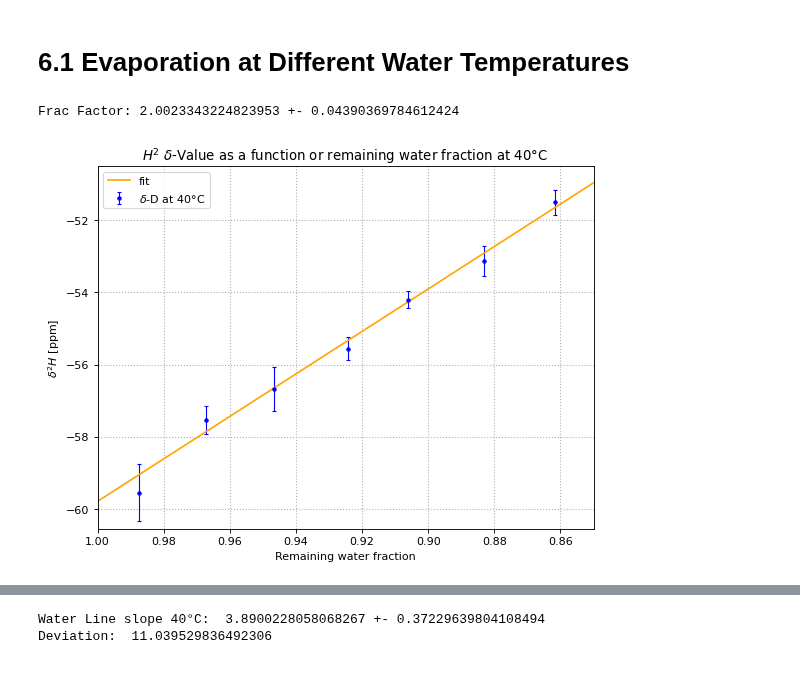
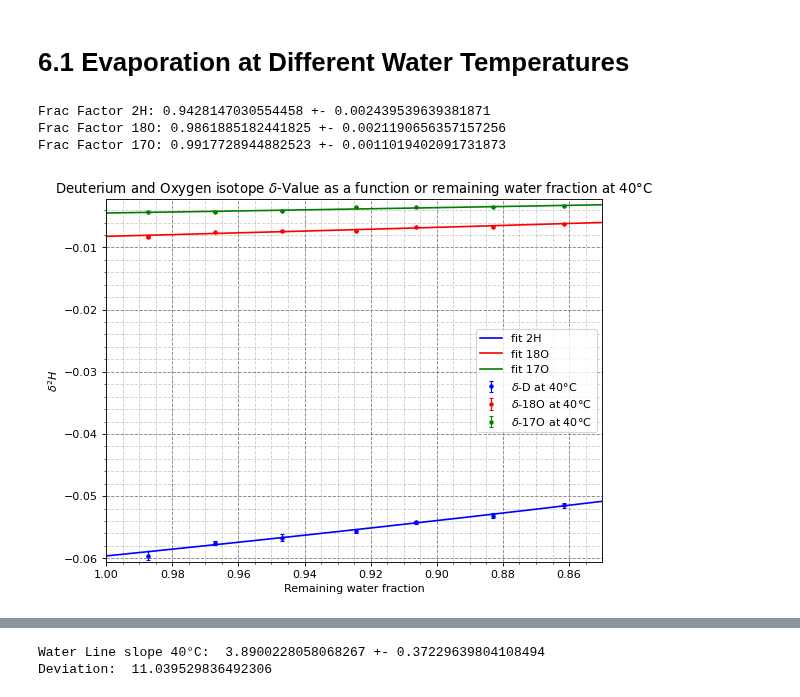
Before and after one commit to fexfl/FP, a Jupyter notebook: F55/F55 Analysis.ipynb, the cells around one changed output, grey strips where cells are left out. Cells and saved outputs as stored; diff of their text form; code cells hidden in the pictures.

Commit message:
Fixed fit convergence and summarized plots

```diff
--- a/F55/F55 Analysis.ipynb
+++ b/F55/F55 Analysis.ipynb
@@ -790,21 +790,37 @@ m_W_60 = (np.array([941.9,906.9,870.0,832.4,794.0,757.5,711.7])-421.9)/539.8
 def rayleigh(Nfrac, alpha, delta_0):
     return (1 + delta_0)*(Nfrac)**(alpha - 1) - 1
 # %%
-popt_w40_2H, pcov_w40_2H = curve_fit(rayleigh, m_W_40, water_40_delta_2H, sigma = water_40_delta_2H_sd)
+popt_w40_2H, pcov_w40_2H = curve_fit(rayleigh, m_W_40, water_40_delta_2H * 10**(-3), sigma = water_40_delta_2H_sd * 10**(-3))
 x_w40_2H = np.linspace(0.85, 1, 1000)
 
+popt_w40_18O, pcov_w40_18O = curve_fit(rayleigh, m_W_40, water_40_delta_18O * 10**(-3), sigma = water_40_delta_18O_sd * 10**(-3))
+x_w40_18O = np.linspace(0.85, 1, 1000)
+
+popt_w40_17O, pcov_w40_17O = curve_fit(rayleigh, m_W_40, water_40_delta_17O * 10**(-3), sigma = water_40_delta_17O_sd * 10**(-3))
+x_w40_17O = np.linspace(0.85, 1, 1000)
+
 plt.figure(figsize=(8, 6), dpi=80)
-plt.errorbar(m_W_40,water_40_delta_2H, yerr = water_40_delta_2H_sd, linestyle='None', marker = ".", color = "blue", label="$\delta$-D at 40°C", capsize = 2, elinewidth=1)
-plt.plot(x_w40_2H, rayleigh(x_w40_2H, *popt_w40_2H), label="fit", color = "orange")
+plt.errorbar(m_W_40,water_40_delta_2H * 10**(-3), yerr = water_40_delta_2H_sd * 10**(-3), linestyle='None', marker = ".", color = "blue", label="$\delta$-D at 40°C", capsize = 2, elinewidth=1)
+plt.plot(x_w40_2H, rayleigh(x_w40_2H, *popt_w40_2H), label="fit 2H", color = "blue")
+plt.errorbar(m_W_40,water_40_delta_18O * 10**(-3), yerr = water_40_delta_18O_sd * 10**(-3), linestyle='None', marker = ".", color = "red", label="$\delta$-18O at 40°C", capsize = 2, elinewidth=1)
+plt.plot(x_w40_18O, rayleigh(x_w40_18O, *popt_w40_18O), label="fit 18O", color = "red")
+plt.errorbar(m_W_40,water_40_delta_17O * 10**(-3), yerr = water_40_delta_17O_sd * 10**(-3), linestyle='None', marker = ".", color = "green", label="$\delta$-17O at 40°C", capsize = 2, elinewidth=1)
+plt.plot(x_w40_17O, rayleigh(x_w40_17O, *popt_w40_17O), label="fit 17O", color = "green")
 plt.xlabel('Remaining water fraction')
-plt.ylabel('$\delta^{2}H$ [ppm]')
-plt.title('$H^2$ $\delta$-Value as a function or remaining water fraction at 40°C')
+plt.ylabel('$\delta^{2}H$')
+plt.title('Deuterium and Oxygen isotope $\delta$-Value as a function or remaining water fraction at 40°C')
 #plt.yscale('log')
-plt.axis([1, 0.85, min(water_40_delta_2H) - 1, max(water_40_delta_2H) + 1])
+plt.axis([1, 0.85, min(water_40_delta_2H * 10**(-3)) - 0.001, max(water_40_delta_17O * 10**(-3)) + 0.001])
 plt.legend()
-plt.grid(linestyle=":", linewidth=1)
+plt.grid(b=True, which='major', color='#666666', linestyle='--', alpha = 0.8)
+plt.grid(b=True, which='minor', color='#666666', linestyle='--', alpha = 0.3)
+plt.minorticks_on()
 
-print("Frac Factor:", popt_w40_2H[0], "+-", np.sqrt(pcov_w40_2H[0,0]))
+print("Frac Factor 2H:", popt_w40_2H[0], "+-", np.sqrt(pcov_w40_2H[0,0]))
+print("Frac Factor 18O:", popt_w40_18O[0], "+-", np.sqrt(pcov_w40_18O[0,0]))
+print("Frac Factor 17O:", popt_w40_17O[0], "+-", np.sqrt(pcov_w40_17O[0,0]))
 # %% [output]
-Frac Factor: 2.0023343224823953 +- 0.04390369784612424
+Frac Factor 2H: 0.9428147030554458 +- 0.002439539639381871
+Frac Factor 18O: 0.9861885182441825 +- 0.0021190656357157256
+Frac Factor 17O: 0.9917728944882523 +- 0.0011019402091731873
-[figure, old version]
+[figure, new version]
```
Also changed, not shown: parts of 9 cells of this notebook.
